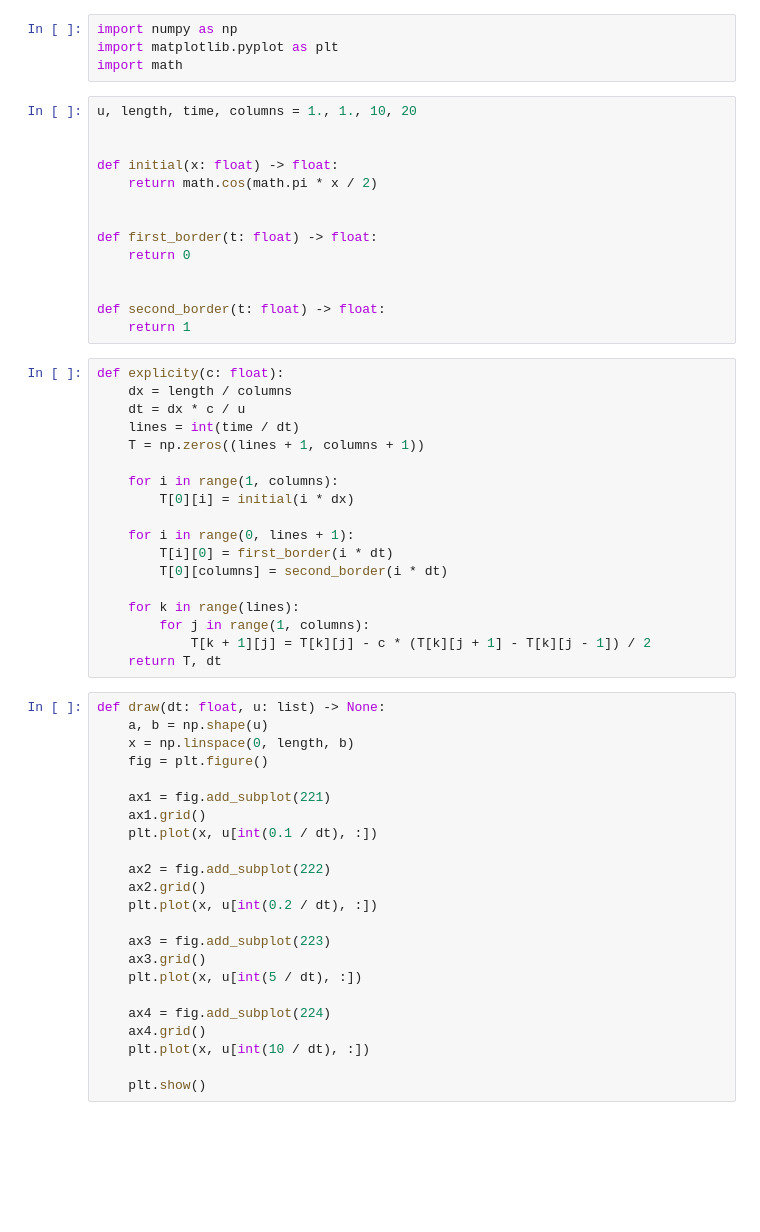
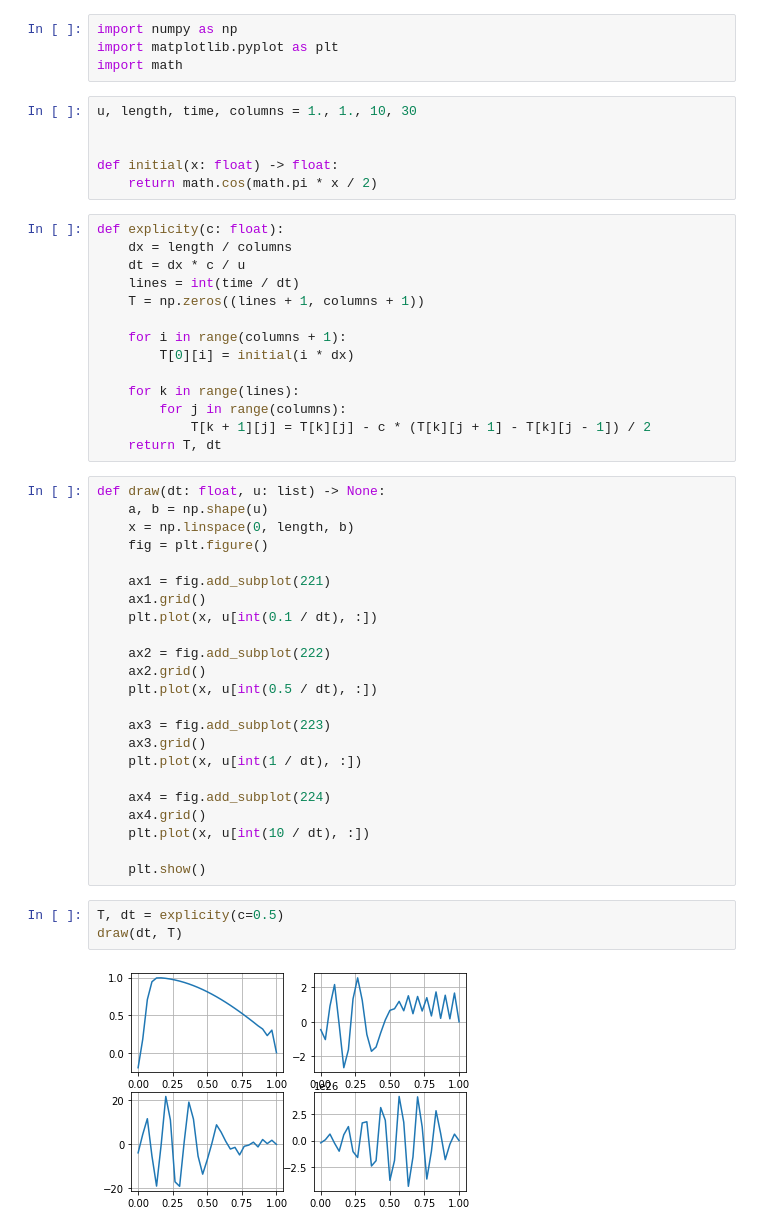
Before and after one commit to IAnanevich/numerical-methods, a Jupyter notebook: lab4/Laba4.ipynb, the cells around one changed output. Saved outputs shown, nothing was run; the diff lists cells and outputs as text; blank space fills up the shorter version.

```diff
--- a/lab4/Laba4.ipynb
+++ b/lab4/Laba4.ipynb
@@ -14,19 +14,11 @@ import numpy as np
 import matplotlib.pyplot as plt
 import math
 # %%
-u, length, time, columns = 1., 1., 10, 20
+u, length, time, columns = 1., 1., 10, 30
 
 
 def initial(x: float) -> float:
     return math.cos(math.pi * x / 2)
-
-
-def first_border(t: float) -> float:
-    return 0
-
-
-def second_border(t: float) -> float:
-    return 1
 # %%
 def explicity(c: float):
     dx = length / columns
@@ -34,15 +26,11 @@ def explicity(c: float):
     lines = int(time / dt)
     T = np.zeros((lines + 1, columns + 1))
 
-    for i in range(1, columns):
+    for i in range(columns + 1):
         T[0][i] = initial(i * dx)
 
-    for i in range(0, lines + 1):
-        T[i][0] = first_border(i * dt)
-        T[0][columns] = second_border(i * dt)
-
     for k in range(lines):
-        for j in range(1, columns):
+        for j in range(columns):
             T[k + 1][j] = T[k][j] - c * (T[k][j + 1] - T[k][j - 1]) / 2
     return T, dt
 # %%
@@ -57,14 +45,19 @@ def draw(dt: float, u: list) -> None:
 
     ax2 = fig.add_subplot(222)
     ax2.grid()
-    plt.plot(x, u[int(0.2 / dt), :])
+    plt.plot(x, u[int(0.5 / dt), :])
 
     ax3 = fig.add_subplot(223)
     ax3.grid()
-    plt.plot(x, u[int(5 / dt), :])
+    plt.plot(x, u[int(1 / dt), :])
 
     ax4 = fig.add_subplot(224)
     ax4.grid()
     plt.plot(x, u[int(10 / dt), :])
 
     plt.show()
+# %%
+T, dt = explicity(c=0.5)
+draw(dt, T)
+# %% [output]
+[figure, added]
```
Also changed, not shown: parts of 9 cells of this notebook, 6 other files.
